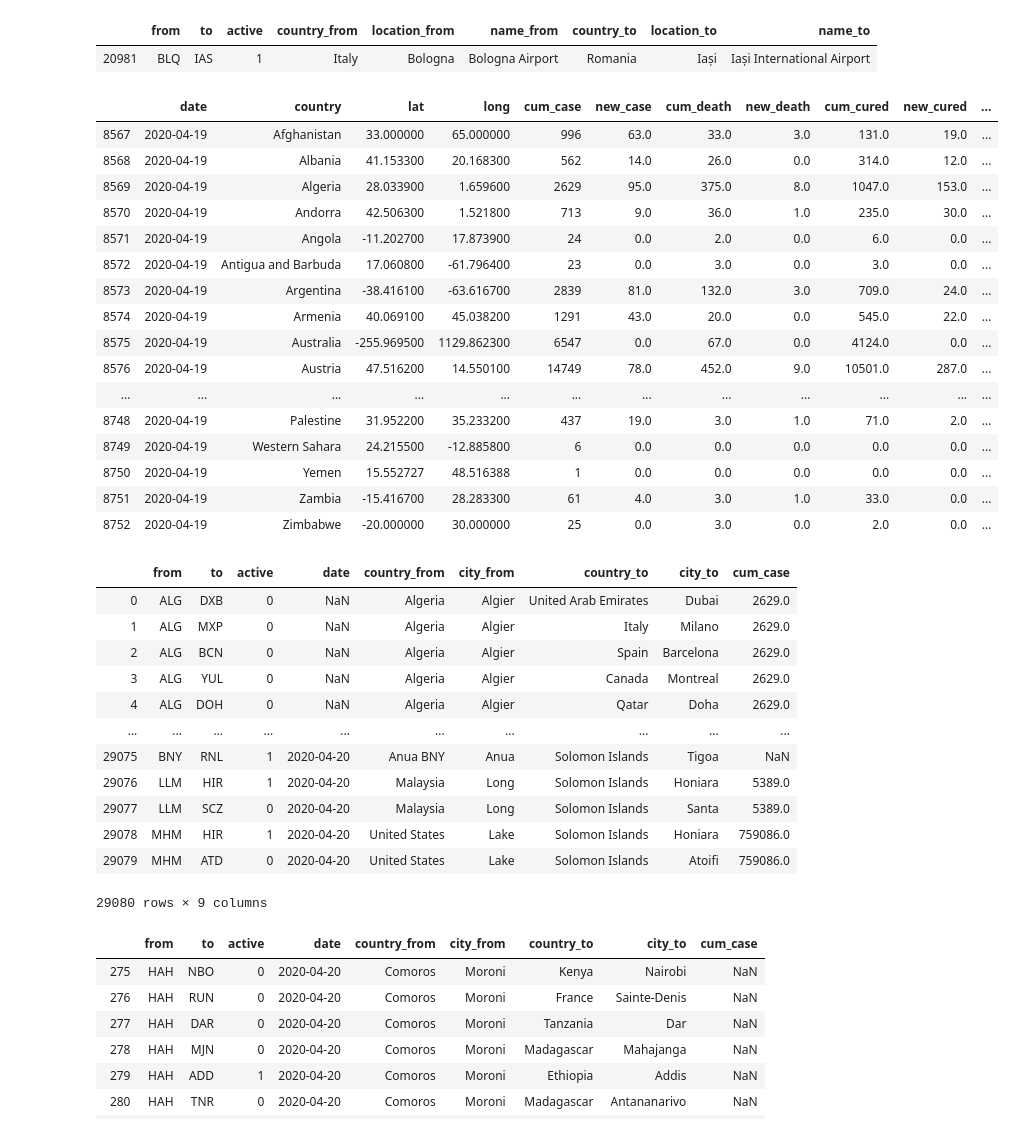
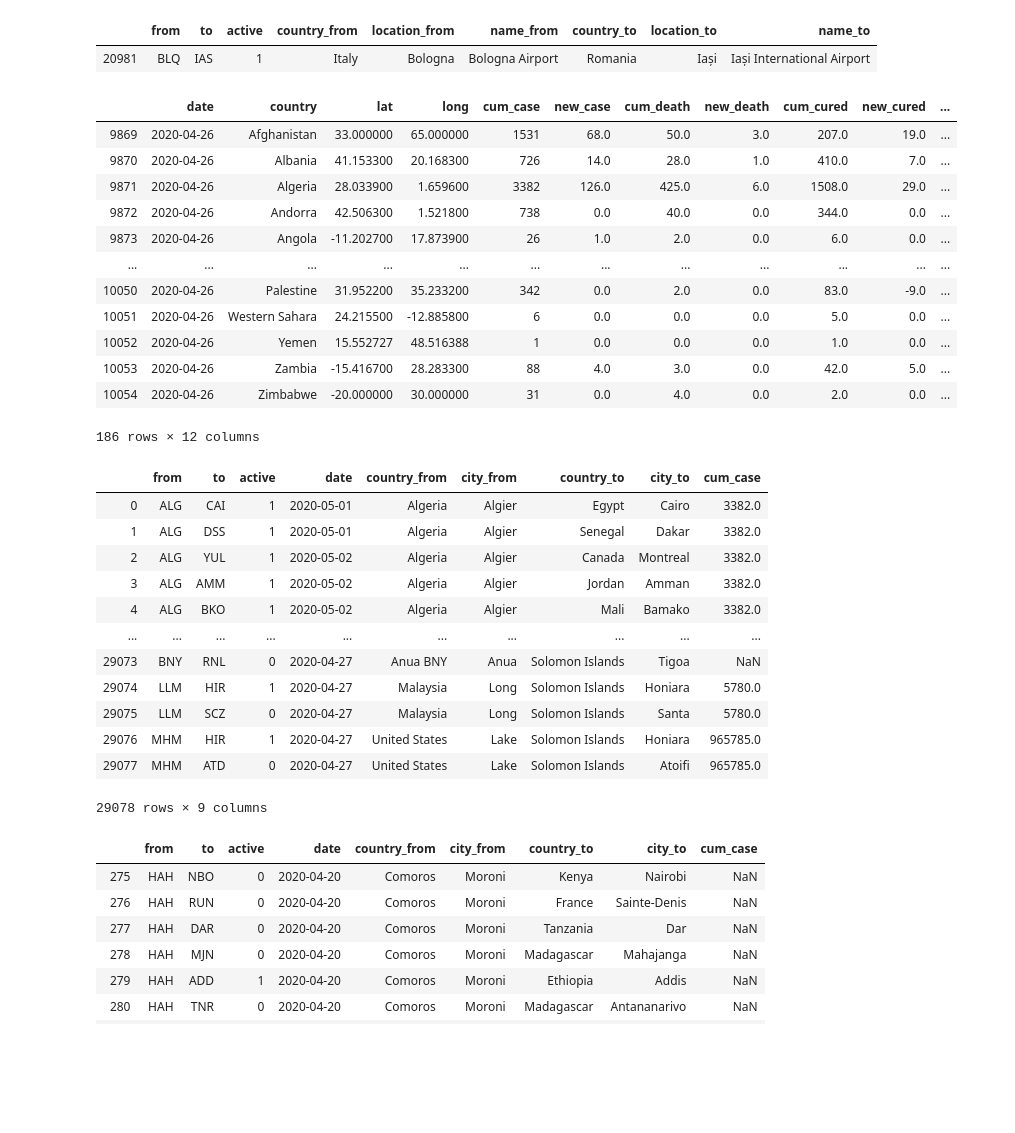
Before and after one commit to kruschev/Covid19, a Jupyter notebook: analysis/flight_analysis/prep_df.ipynb, the cells around one changed output. Saved outputs shown, nothing was run; the diff lists cells and outputs as text; code cells hidden in the pictures; blank space fills up the shorter version.

```diff
--- a/analysis/flight_analysis/prep_df.ipynb
+++ b/analysis/flight_analysis/prep_df.ipynb
@@ -90,26 +90,22 @@ df = df.drop(index=23373)
 # %%
 cases = pd.read_csv('../../data/country.csv')
 # %%
-cases = cases[cases.date == '2020-04-19']
+cases = cases[cases.date == '2020-04-26']
 cases
 # %% [output]
 |  | date | country | lat | long | cum_case | new_case | cum_death | new_death | cum_cured | new_cured | ... |
-| 8567 | 2020-04-19 | Afghanistan | 33.000000 | 65.000000 | 996 | 63.0 | 33.0 | 3.0 | 131.0 | 19.0 | ... |
-| 8568 | 2020-04-19 | Albania | 41.153300 | 20.168300 | 562 | 14.0 | 26.0 | 0.0 | 314.0 | 12.0 | ... |
-| 8569 | 2020-04-19 | Algeria | 28.033900 | 1.659600 | 2629 | 95.0 | 375.0 | 8.0 | 1047.0 | 153.0 | ... |
-| 8570 | 2020-04-19 | Andorra | 42.506300 | 1.521800 | 713 | 9.0 | 36.0 | 1.0 | 235.0 | 30.0 | ... |
-| 8571 | 2020-04-19 | Angola | -11.202700 | 17.873900 | 24 | 0.0 | 2.0 | 0.0 | 6.0 | 0.0 | ... |
-| 8572 | 2020-04-19 | Antigua and Barbuda | 17.060800 | -61.796400 | 23 | 0.0 | 3.0 | 0.0 | 3.0 | 0.0 | ... |
-| 8573 | 2020-04-19 | Argentina | -38.416100 | -63.616700 | 2839 | 81.0 | 132.0 | 3.0 | 709.0 | 24.0 | ... |
-| 8574 | 2020-04-19 | Armenia | 40.069100 | 45.038200 | 1291 | 43.0 | 20.0 | 0.0 | 545.0 | 22.0 | ... |
-| 8575 | 2020-04-19 | Australia | -255.969500 | 1129.862300 | 6547 | 0.0 | 67.0 | 0.0 | 4124.0 | 0.0 | ... |
-| 8576 | 2020-04-19 | Austria | 47.516200 | 14.550100 | 14749 | 78.0 | 452.0 | 9.0 | 10501.0 | 287.0 | ... |
+| 9869 | 2020-04-26 | Afghanistan | 33.000000 | 65.000000 | 1531 | 68.0 | 50.0 | 3.0 | 207.0 | 19.0 | ... |
+| 9870 | 2020-04-26 | Albania | 41.153300 | 20.168300 | 726 | 14.0 | 28.0 | 1.0 | 410.0 | 7.0 | ... |
+| 9871 | 2020-04-26 | Algeria | 28.033900 | 1.659600 | 3382 | 126.0 | 425.0 | 6.0 | 1508.0 | 29.0 | ... |
+| 9872 | 2020-04-26 | Andorra | 42.506300 | 1.521800 | 738 | 0.0 | 40.0 | 0.0 | 344.0 | 0.0 | ... |
+| 9873 | 2020-04-26 | Angola | -11.202700 | 17.873900 | 26 | 1.0 | 2.0 | 0.0 | 6.0 | 0.0 | ... |
 | ... | ... | ... | ... | ... | ... | ... | ... | ... | ... | ... | ... |
-| 8748 | 2020-04-19 | Palestine | 31.952200 | 35.233200 | 437 | 19.0 | 3.0 | 1.0 | 71.0 | 2.0 | ... |
-| 8749 | 2020-04-19 | Western Sahara | 24.215500 | -12.885800 | 6 | 0.0 | 0.0 | 0.0 | 0.0 | 0.0 | ... |
-| 8750 | 2020-04-19 | Yemen | 15.552727 | 48.516388 | 1 | 0.0 | 0.0 | 0.0 | 0.0 | 0.0 | ... |
-| 8751 | 2020-04-19 | Zambia | -15.416700 | 28.283300 | 61 | 4.0 | 3.0 | 1.0 | 33.0 | 0.0 | ... |
-| 8752 | 2020-04-19 | Zimbabwe | -20.000000 | 30.000000 | 25 | 0.0 | 3.0 | 0.0 | 2.0 | 0.0 | ... |
+| 10050 | 2020-04-26 | Palestine | 31.952200 | 35.233200 | 342 | 0.0 | 2.0 | 0.0 | 83.0 | -9.0 | ... |
+| 10051 | 2020-04-26 | Western Sahara | 24.215500 | -12.885800 | 6 | 0.0 | 0.0 | 0.0 | 5.0 | 0.0 | ... |
+| 10052 | 2020-04-26 | Yemen | 15.552727 | 48.516388 | 1 | 0.0 | 0.0 | 0.0 | 1.0 | 0.0 | ... |
+| 10053 | 2020-04-26 | Zambia | -15.416700 | 28.283300 | 88 | 4.0 | 3.0 | 0.0 | 42.0 | 5.0 | ... |
+| 10054 | 2020-04-26 | Zimbabwe | -20.000000 | 30.000000 | 31 | 0.0 | 4.0 | 0.0 | 2.0 | 0.0 | ... |
+186 rows × 12 columns
 # %%
 df2 = pd.merge(df, cases[['country', 'cum_case']], how='left', left_on='country_from', right_on='country')
 # %%
@@ -118,18 +114,18 @@ df2 = df2.drop(columns=['country'])
 df2
 # %% [output]
 |  | from | to | active | date | country_from | city_from | country_to | city_to | cum_case |
-| 0 | ALG | DXB | 0 | NaN | Algeria | Algier | United Arab Emirates | Dubai | 2629.0 |
-| 1 | ALG | MXP | 0 | NaN | Algeria | Algier | Italy | Milano | 2629.0 |
-| 2 | ALG | BCN | 0 | NaN | Algeria | Algier | Spain | Barcelona | 2629.0 |
-| 3 | ALG | YUL | 0 | NaN | Algeria | Algier | Canada | Montreal | 2629.0 |
-| 4 | ALG | DOH | 0 | NaN | Algeria | Algier | Qatar | Doha | 2629.0 |
+| 0 | ALG | CAI | 1 | 2020-05-01 | Algeria | Algier | Egypt | Cairo | 3382.0 |
+| 1 | ALG | DSS | 1 | 2020-05-01 | Algeria | Algier | Senegal | Dakar | 3382.0 |
+| 2 | ALG | YUL | 1 | 2020-05-02 | Algeria | Algier | Canada | Montreal | 3382.0 |
+| 3 | ALG | AMM | 1 | 2020-05-02 | Algeria | Algier | Jordan | Amman | 3382.0 |
+| 4 | ALG | BKO | 1 | 2020-05-02 | Algeria | Algier | Mali | Bamako | 3382.0 |
 | ... | ... | ... | ... | ... | ... | ... | ... | ... | ... |
-| 29075 | BNY | RNL | 1 | 2020-04-20 | Anua BNY | Anua | Solomon Islands | Tigoa | NaN |
-| 29076 | LLM | HIR | 1 | 2020-04-20 | Malaysia | Long | Solomon Islands | Honiara | 5389.0 |
-| 29077 | LLM | SCZ | 0 | 2020-04-20 | Malaysia | Long | Solomon Islands | Santa | 5389.0 |
-| 29078 | MHM | HIR | 1 | 2020-04-20 | United States | Lake | Solomon Islands | Honiara | 759086.0 |
-| 29079 | MHM | ATD | 0 | 2020-04-20 | United States | Lake | Solomon Islands | Atoifi | 759086.0 |
+| 29073 | BNY | RNL | 0 | 2020-04-27 | Anua BNY | Anua | Solomon Islands | Tigoa | NaN |
+| 29074 | LLM | HIR | 1 | 2020-04-27 | Malaysia | Long | Solomon Islands | Honiara | 5780.0 |
+| 29075 | LLM | SCZ | 0 | 2020-04-27 | Malaysia | Long | Solomon Islands | Santa | 5780.0 |
+| 29076 | MHM | HIR | 1 | 2020-04-27 | United States | Lake | Solomon Islands | Honiara | 965785.0 |
+| 29077 | MHM | ATD | 0 | 2020-04-27 | United States | Lake | Solomon Islands | Atoifi | 965785.0 |
-29080 rows × 9 columns
+29078 rows × 9 columns
 # %%
 pd.set_option('display.max_rows', 800)
 
```
Also changed, not shown: parts of 1 cell of this notebook, 9 other files.
